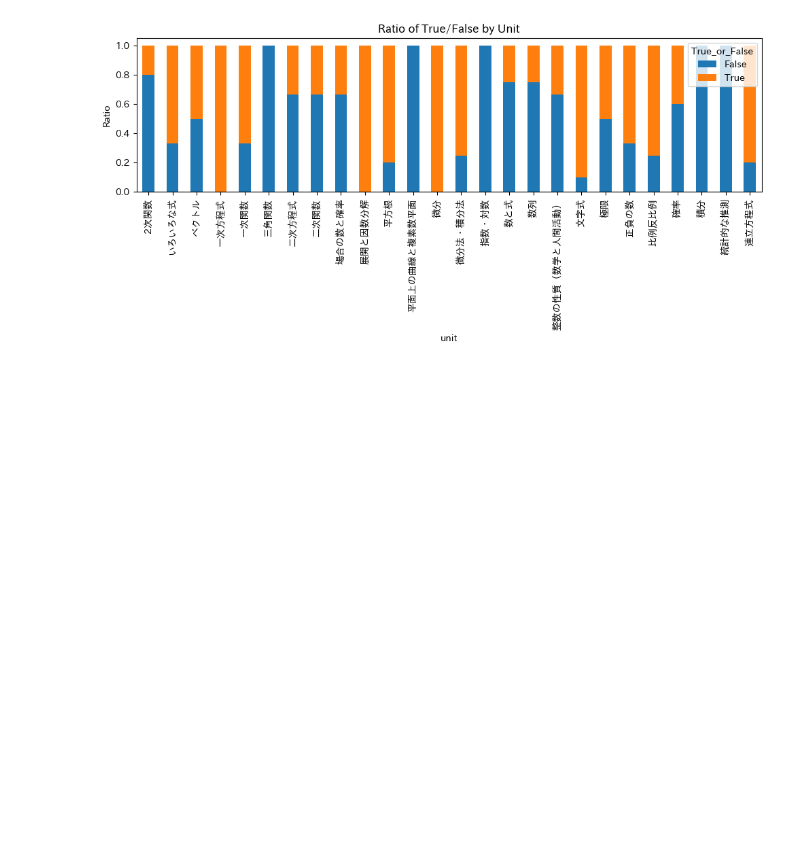
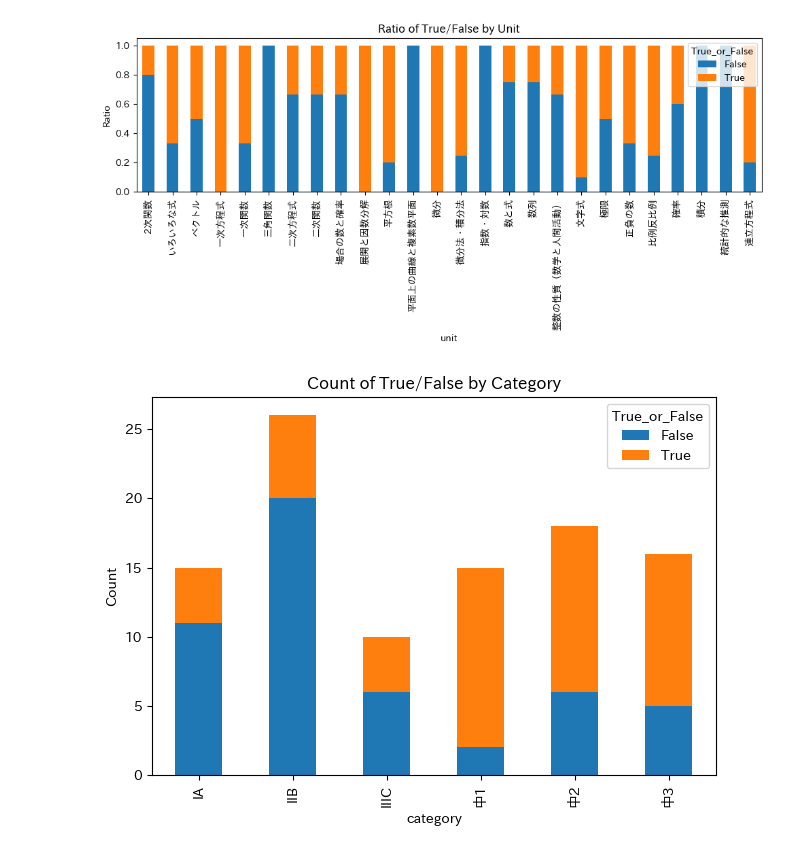
Before and after one commit to arugo11/LLM-jp-2025competetion-victory, a Jupyter notebook: analysis/analysis.ipynb, the cells around one changed output. Drawn from its saved outputs; the diff is of its cells as text; code cells hidden in the pictures; blank space fills up the shorter version.

```diff
--- a/analysis/analysis.ipynb
+++ b/analysis/analysis.ipynb
@@ -72,3 +79,15 @@ plt.tight_layout()
 plt.show()
 # %% [output]
 [figure]
+# %%
+# 学年ごとの正答・誤答数を集計して棒グラフで表示
+counts = df.groupby(["category", "T_or_F"]).size().unstack(fill_value=0)
+counts.plot(kind="bar", stacked=True)
+plt.ylabel("Count")
+plt.title("Count of True/False by Category")
+plt.legend(title="True_or_False")
+
+plt.tight_layout()
+plt.show()
+# %% [output]
+[figure, added]
```
Also changed, not shown: parts of 3 cells of this notebook, 4 other files.
